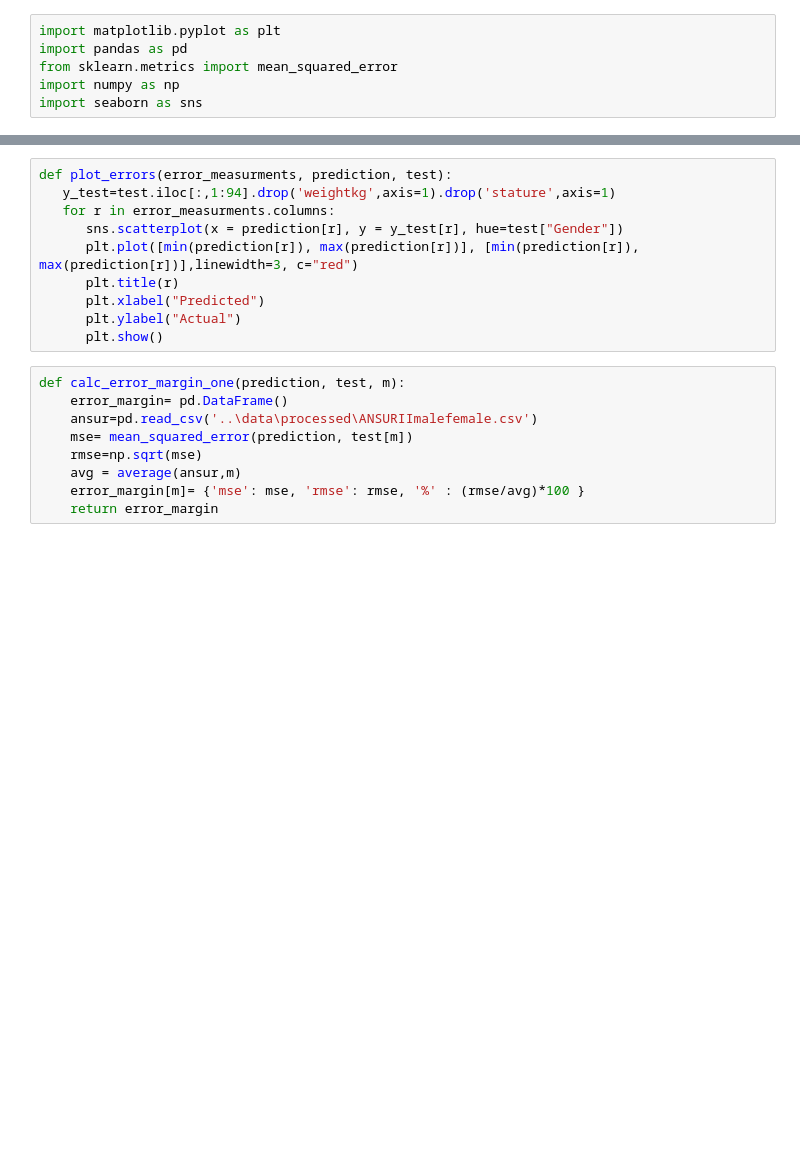
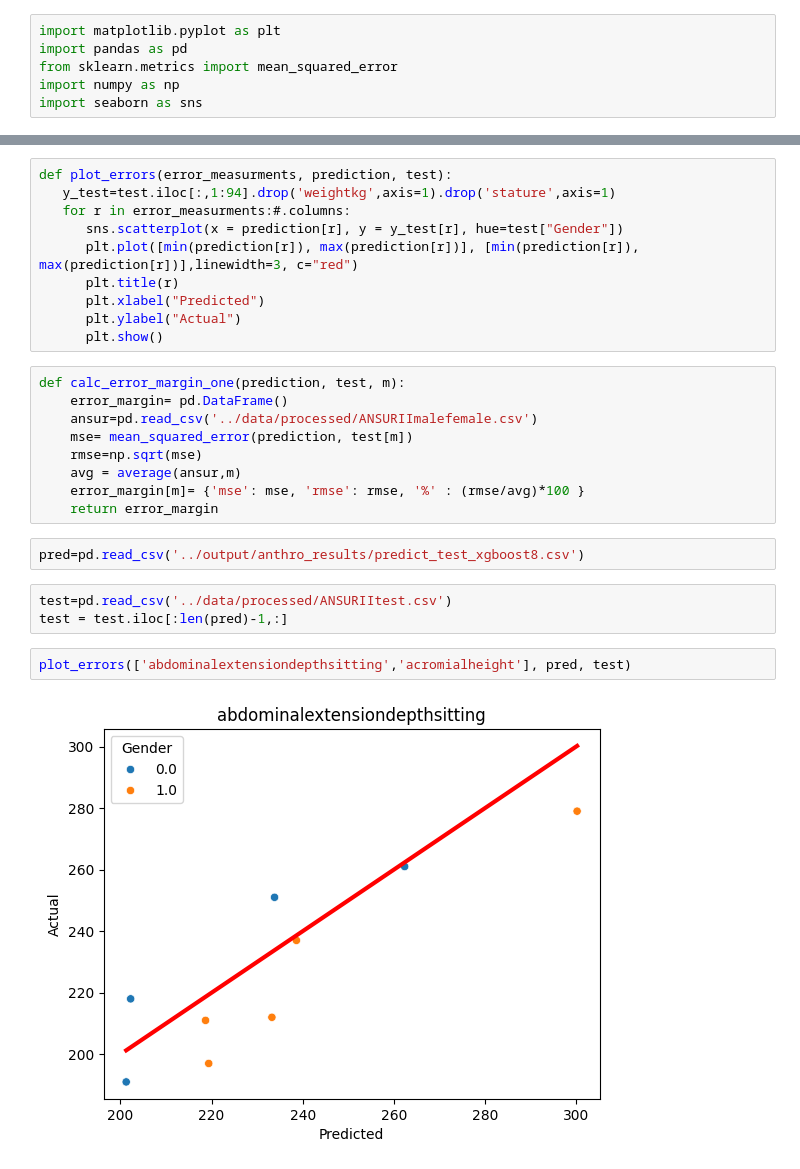
Before and after one commit to jobindjohn/anthromass, a Jupyter notebook: anthropmass/nbs/120_data_evaluation.ipynb, the cells around one changed output, grey strips where cells are left out. Cells and saved outputs as stored; diff of their text form; blank space fills up the shorter version.

```diff
--- a/anthropmass/nbs/120_data_evaluation.ipynb
+++ b/anthropmass/nbs/120_data_evaluation.ipynb
@@ -22,7 +37,7 @@ def calc_error_margin(prediction, test, redflag_percent):
 # %%
 def plot_errors(error_measurments, prediction, test):
    y_test=test.iloc[:,1:94].drop('weightkg',axis=1).drop('stature',axis=1)
-   for r in error_measurments.columns:
+   for r in error_measurments:#.columns:
       sns.scatterplot(x = prediction[r], y = y_test[r], hue=test["Gender"])
       plt.plot([min(prediction[r]), max(prediction[r])], [min(prediction[r]), max(prediction[r])],linewidth=3, c="red")
       plt.title(r)
@@ -32,9 +47,18 @@ def plot_errors(error_measurments, prediction, test):
 # %%
 def calc_error_margin_one(prediction, test, m):
     error_margin= pd.DataFrame()
-    ansur=pd.read_csv('..\data\processed\ANSURIImalefemale.csv')
+    ansur=pd.read_csv('../data/processed/ANSURIImalefemale.csv')
     mse= mean_squared_error(prediction, test[m])
     rmse=np.sqrt(mse)
     avg = average(ansur,m)
     error_margin[m]= {'mse': mse, 'rmse': rmse, '%' : (rmse/avg)*100 }
     return error_margin
+# %%
+pred=pd.read_csv('../output/anthro_results/predict_test_xgboost8.csv')
+# %%
+test=pd.read_csv('../data/processed/ANSURIItest.csv')
+test = test.iloc[:len(pred)-1,:]
+# %%
+plot_errors(['abdominalextensiondepthsitting','acromialheight'], pred, test)
+# %% [output]
+[figure, added]
```
Also changed, not shown: parts of 4 cells of this notebook, 5 other files.
